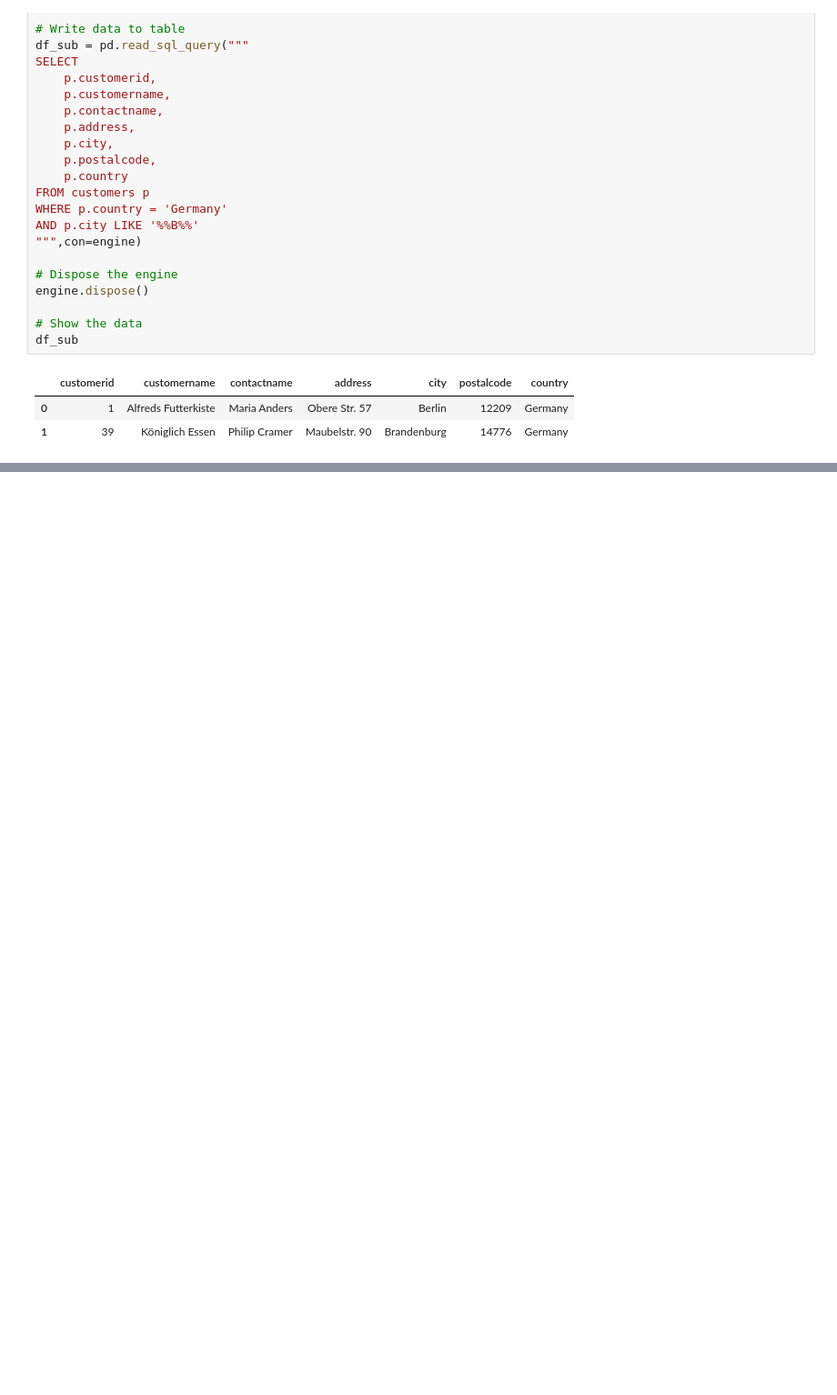
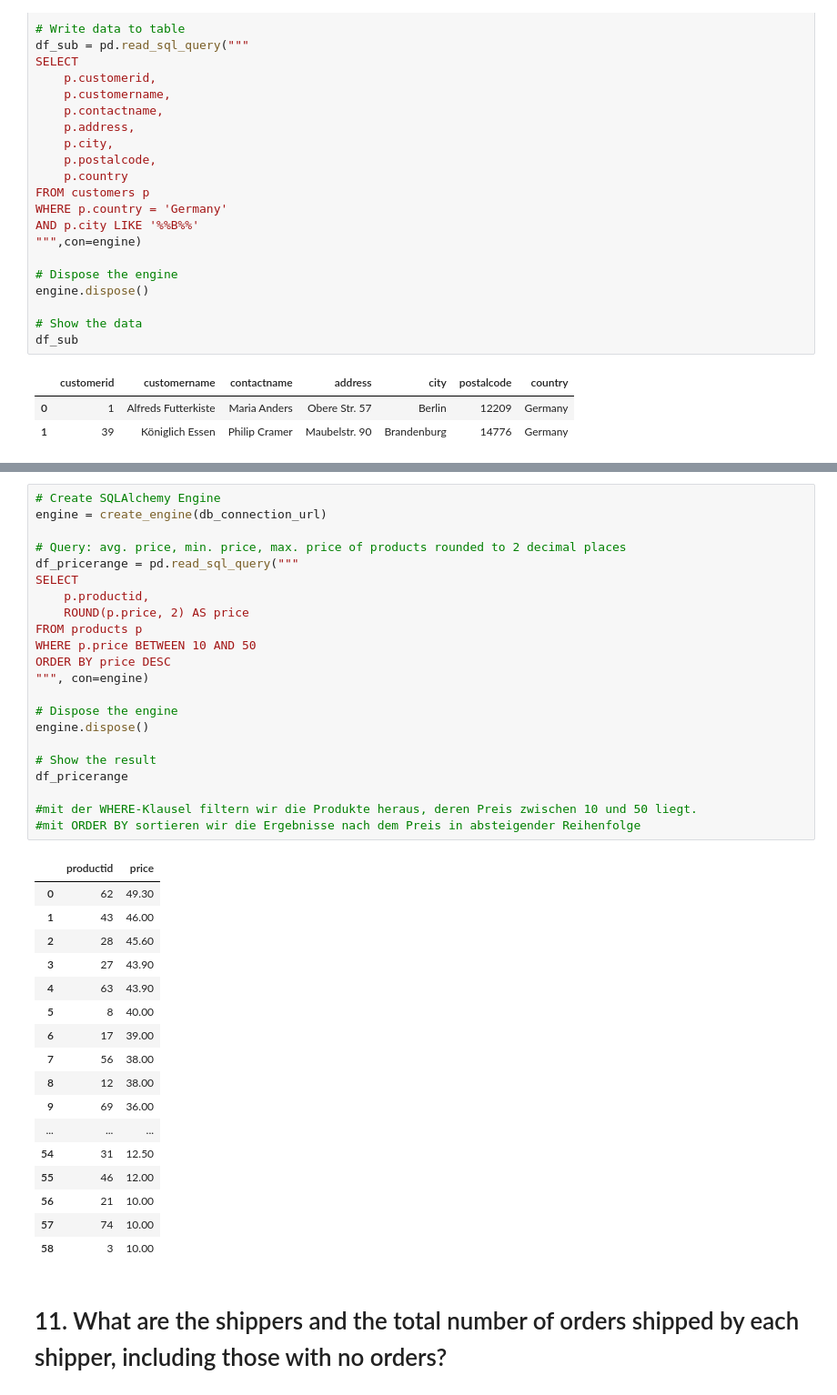
Before and after one commit to migifor-forstmi4/python_postgresql_pgadmin, a Jupyter notebook: postgres_northwind_data.ipynb, the cells around one changed output, grey strips where cells are left out. Shown at 91% size. Drawn from its saved outputs; the diff is of its cells as text; blank space fills up the shorter version.

```diff
--- a/postgres_northwind_data.ipynb
+++ b/postgres_northwind_data.ipynb
@@ -374,0 +766,42 @@ df_sub
+# %%
+# Create SQLAlchemy Engine
+engine = create_engine(db_connection_url)
+
+# Query: avg. price, min. price, max. price of products rounded to 2 decimal places
+df_pricerange = pd.read_sql_query("""
+SELECT
+    p.productid,
+    ROUND(p.price, 2) AS price
+FROM products p
+WHERE p.price BETWEEN 10 AND 50
+ORDER BY price DESC
+""", con=engine)
+
+# Dispose the engine
+engine.dispose()
+
+# Show the result
+df_pricerange
+
+#mit der WHERE-Klausel filtern wir die Produkte heraus, deren Preis zwischen 10 und 50 liegt.
+#mit ORDER BY sortieren wir die Ergebnisse nach dem Preis in absteigender Reihenfolge
+# %% [output]
+|  | productid | price |
+| 0 | 62 | 49.30 |
+| 1 | 43 | 46.00 |
+| 2 | 28 | 45.60 |
+| 3 | 27 | 43.90 |
+| 4 | 63 | 43.90 |
+| 5 | 8 | 40.00 |
+| 6 | 17 | 39.00 |
+| 7 | 56 | 38.00 |
+| 8 | 12 | 38.00 |
+| 9 | 69 | 36.00 |
+| ... | ... | ... |
+| 54 | 31 | 12.50 |
+| 55 | 46 | 12.00 |
+| 56 | 21 | 10.00 |
+| 57 | 74 | 10.00 |
+| 58 | 3 | 10.00 |
+# %% [markdown]
+# 11. What are the shippers and the total number of orders shipped by each shipper, including those with no orders?
```
Also changed, not shown: parts of 26 cells of this notebook.
